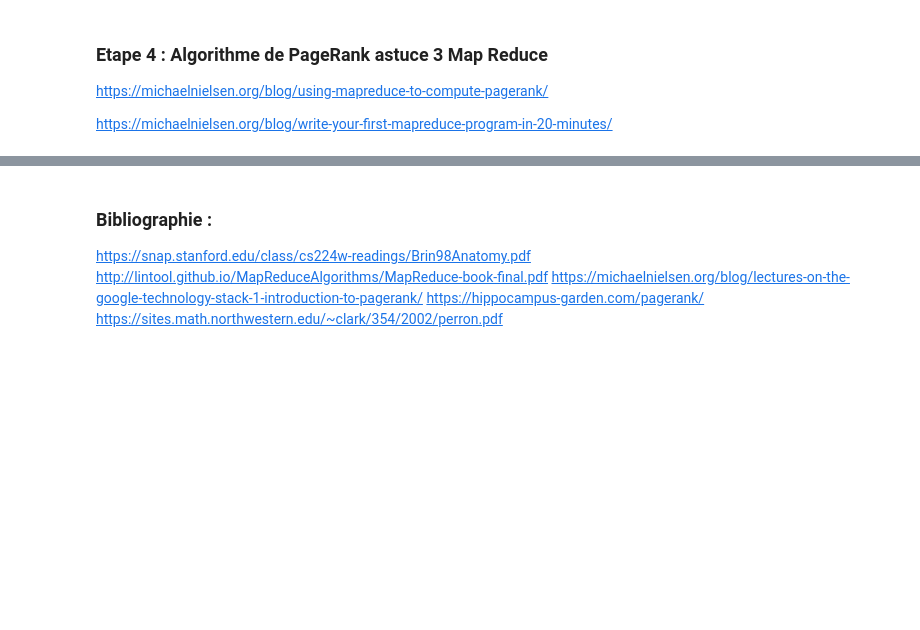
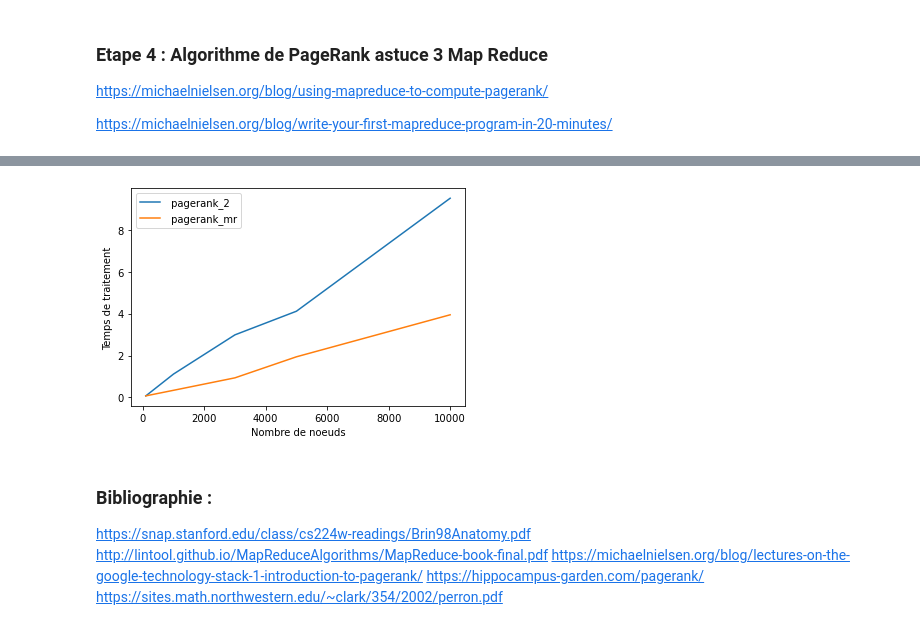
Before and after one commit to LouiseBlart/PageRank-MapReduce-2021, a Jupyter notebook: PageRank MapReduce.ipynb, the cells around one changed output, grey strips where cells are left out. Saved outputs shown, nothing was run; the diff lists cells and outputs as text; code cells hidden in the pictures; blank space fills up the shorter version.

Commit message:
ajout algo map reduce

```diff
--- a/PageRank MapReduce.ipynb
+++ b/PageRank MapReduce.ipynb
@@ -574,0 +607,9 @@ https://michaelnielsen.org/blog/write-your-first-mapreduce-program-in-20-minutes
+# %%
+def map_reduce(i, mapper, reducer):
+    intermediate = []
+    for (key, value) in i.items():
+        intermediate.extend(mapper(key,value))
+    groups = {}
+    for key, group in itertools.groupby(sorted(intermediate), lambda x: x[0]):
+        groups[key] = list([y for x, y in group])
+    return [reducer(intermediate_key, groups[intermediate_key]) for intermediate_key in groups]
@@ -574,0 +665,4 @@ https://michaelnielsen.org/blog/write-your-first-mapreduce-program-in-20-minutes
+# %%
+n = 10000
+i = initialize(n,2.0)
+new_i = pagerank_mr(i,0.85,0.0001)
@@ -575,3 +689,29 @@ https://michaelnielsen.org/blog/write-your-first-mapreduce-program-in-20-minutes
+# %%
+number_nodes = [100, 1000, 3000, 5000, 10000]
+
+def compare_models(n):
+    l_pagerank_2 = []
+    l_pagerank_mr = []
+    for num in n:
+        g = random_web(num)
+        i = initialize(num,2.0)
+        l_pagerank_2.append(pagerank_2(g)[0])
+        l_pagerank_mr.append(pagerank_mr(i)[0])
+    return l_pagerank_2, l_pagerank_mr
+# %%
+comparaison3 = compare_models (number_nodes)
+# %%
+import matplotlib.pyplot as plt
+plt.plot(number_nodes,comparaison3[0], label = " pagerank_2")
+plt.plot(number_nodes,comparaison3[1], label = " pagerank_mr")
+
+plt.ylabel('Temps de traitement')
+plt.xlabel('Nombre de noeuds')
+plt.legend()
+
+plt.show()
+# %% [output]
+[figure, added]
 # %% [markdown]
 ### Bibliographie :
 https://snap.stanford.edu/class/cs224w-readings/Brin98Anatomy.pdf
```
Also changed, not shown: parts of 3 cells of this notebook.
